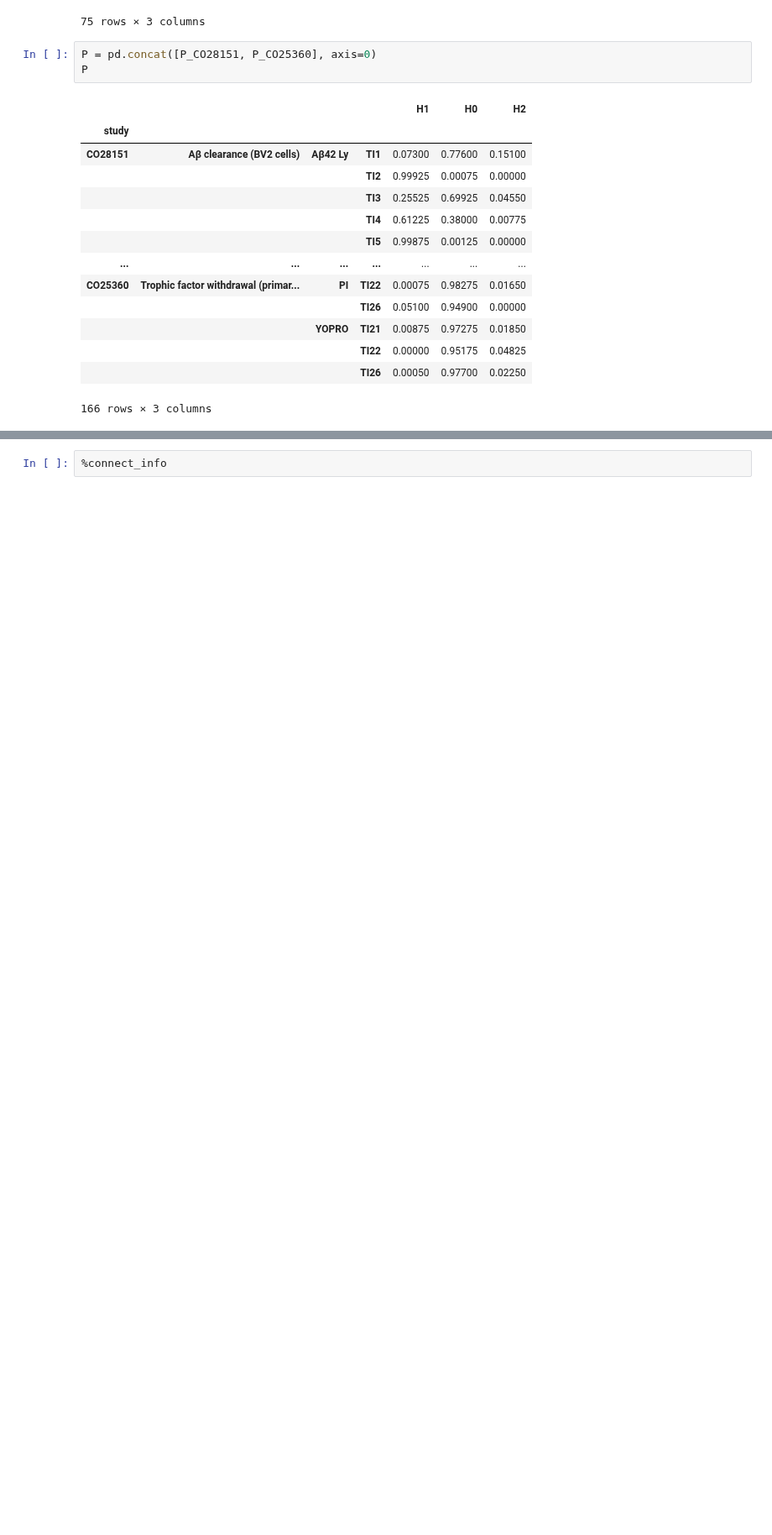
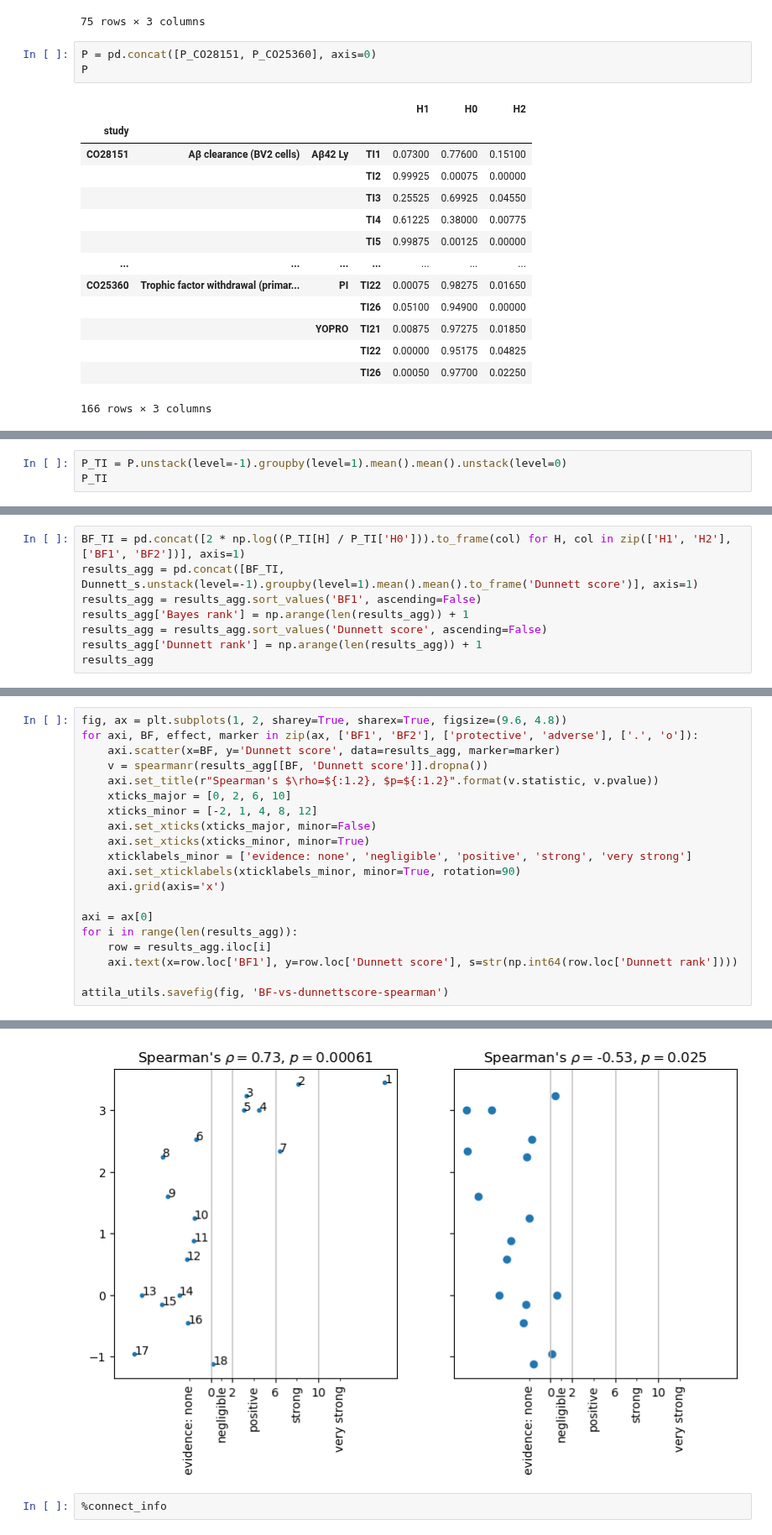
Before and after one commit to attilagk/CTNS-notebook, a Jupyter notebook: 2024-03-04-cell-bayes-vs-frequentist/2024-03-04-cell-bayes-vs-frequentist.ipynb, the cells around one changed output, grey strips where cells are left out. Shown at 84% size. Drawn from its saved outputs; the diff is of its cells as text; blank space fills up the shorter version.

```diff
--- a/2024-03-04-cell-bayes-vs-frequentist/2024-03-04-cell-bayes-vs-frequentist.ipynb
+++ b/2024-03-04-cell-bayes-vs-frequentist/2024-03-04-cell-bayes-vs-frequentist.ipynb
@@ -284,0 +317,3 @@ Length: 166, dtype: float64
+# %%
+P_TI = P.unstack(level=-1).groupby(level=1).mean().mean().unstack(level=0)
+P_TI
@@ -284,0 +338,8 @@ Length: 166, dtype: float64
+# %%
+BF_TI = pd.concat([2 * np.log((P_TI[H] / P_TI['H0'])).to_frame(col) for H, col in zip(['H1', 'H2'], ['BF1', 'BF2'])], axis=1)
+results_agg = pd.concat([BF_TI, Dunnett_s.unstack(level=-1).groupby(level=1).mean().mean().to_frame('Dunnett score')], axis=1)
+results_agg = results_agg.sort_values('BF1', ascending=False)
+results_agg['Bayes rank'] = np.arange(len(results_agg)) + 1
+results_agg = results_agg.sort_values('Dunnett score', ascending=False)
+results_agg['Dunnett rank'] = np.arange(len(results_agg)) + 1
+results_agg
@@ -284,0 +364,21 @@ Length: 166, dtype: float64
+# %%
+fig, ax = plt.subplots(1, 2, sharey=True, sharex=True, figsize=(9.6, 4.8))
+for axi, BF, effect, marker in zip(ax, ['BF1', 'BF2'], ['protective', 'adverse'], ['.', 'o']):
+    axi.scatter(x=BF, y='Dunnett score', data=results_agg, marker=marker)
+    v = spearmanr(results_agg[[BF, 'Dunnett score']].dropna())
+    axi.set_title(r"Spearman's $\rho=${:1.2}, $p=${:1.2}".format(v.statistic, v.pvalue))
+    xticks_major = [0, 2, 6, 10]
+    xticks_minor = [-2, 1, 4, 8, 12]
+    axi.set_xticks(xticks_major, minor=False)
+    axi.set_xticks(xticks_minor, minor=True)
+    xticklabels_minor = ['evidence: none', 'negligible', 'positive', 'strong', 'very strong']
+    axi.set_xticklabels(xticklabels_minor, minor=True, rotation=90)
+    axi.grid(axis='x')
+
+axi = ax[0]
+for i in range(len(results_agg)):
+    row = results_agg.iloc[i]
+    axi.text(x=row.loc['BF1'], y=row.loc['Dunnett score'], s=str(np.int64(row.loc['Dunnett rank'])))
+
+attila_utils.savefig(fig, 'BF-vs-dunnettscore-spearman')
+# %% [output]
@@ -285,3 +387,4 @@ Length: 166, dtype: float64
+[figure, added]
 # %%
 %connect_info
 # %% [output]
```
Also changed, not shown: parts of 8 cells of this notebook.
